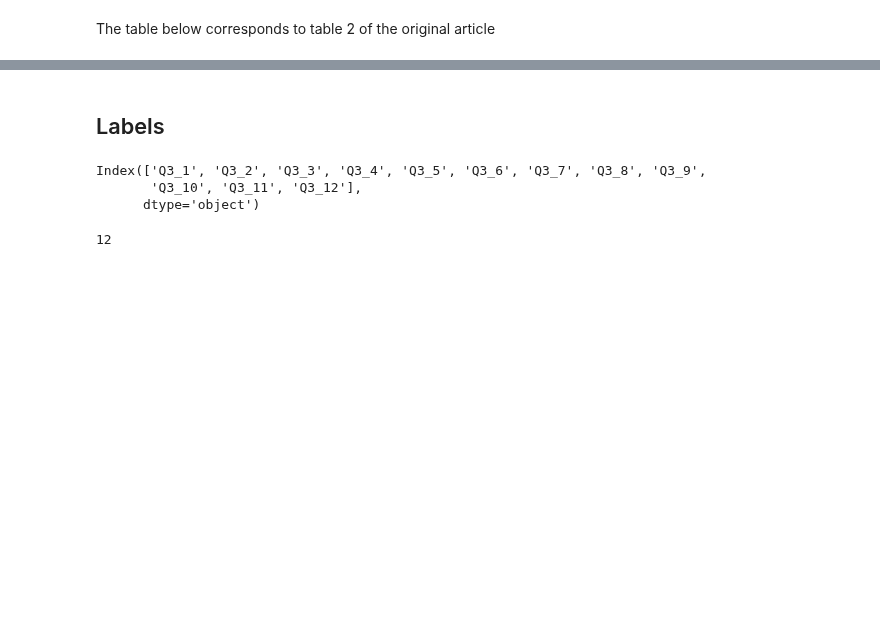
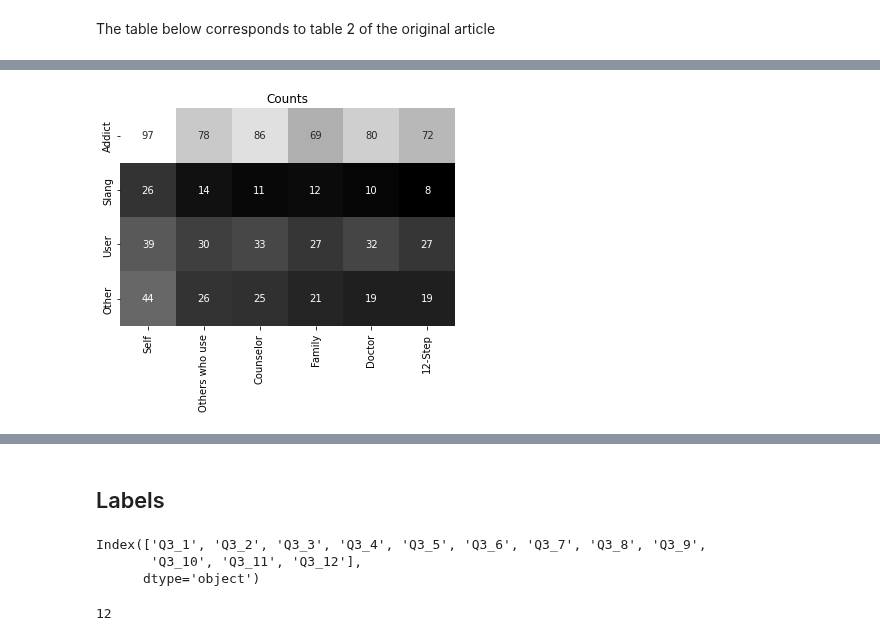
Before and after one commit to thorwhalen/likert, a Jupyter notebook: likert/examples/in_their_own_words/In their own words -- drug user self reference preferences.ipynb, the cells around one changed output, grey strips where cells are left out. Drawn from its saved outputs; the diff is of its cells as text; code cells hidden in the pictures; blank space fills up the shorter version.

```diff
--- a/likert/examples/in_their_own_words/In their own words -- drug user self reference preferences.ipynb
+++ b/likert/examples/in_their_own_words/In their own words -- drug user self reference preferences.ipynb
@@ -510,0 +628,20 @@ pd.concat([percentages, pd.DataFrame(context_counts).T, pd.DataFrame(missing).T]
+# %%
+# from oplot import heatmap
+
+# def myheatmap(*args, **kwargs):
+#     heatmap(*args, **kwargs);
+#     plt.grid(False);
+
+from functools import partial, wraps
+import seaborn as sns
+from i2 import Pipe
+
+_heatmap = partial(sns.heatmap, annot=True, cbar=False)
+
+@wraps(sns.heatmap)
+def myheatmap(*args, fmt="d", cmap='gray', **kwargs):
+    return _heatmap(*args, **kwargs, cmap=cmap, fmt=fmt)
+
+myheatmap(counts); plt.title("Counts");
+# %% [output]
+[figure, added]
```
Also changed, not shown: parts of 51 cells of this notebook.
